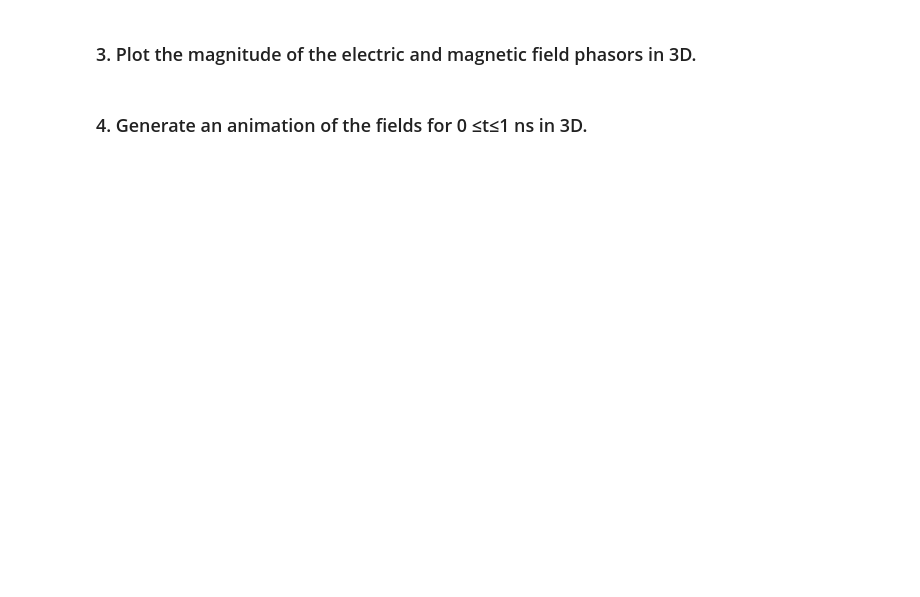
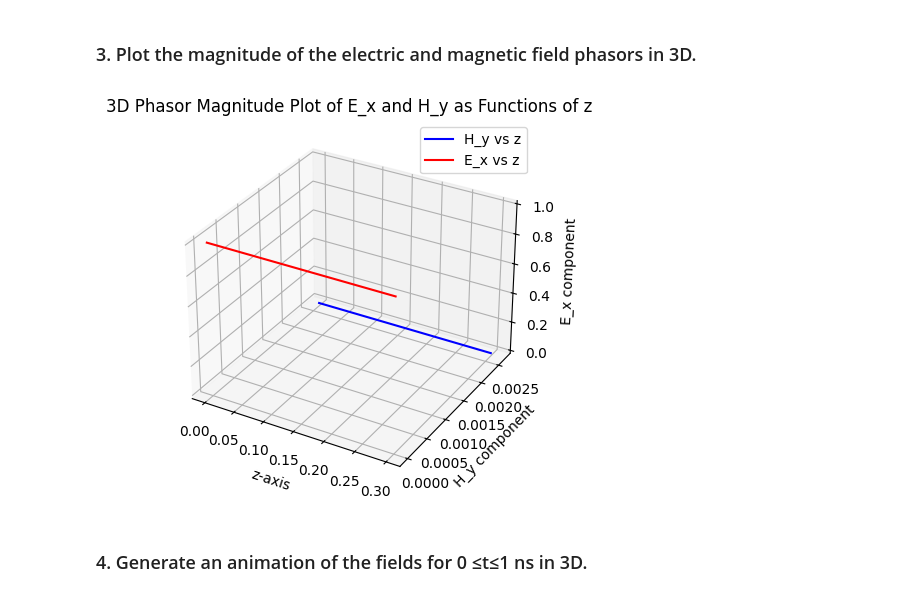
Before and after one commit to cwlebgarcia/ENEL-476, a Jupyter notebook: Lab-2/enel476_lab2_template_v2.ipynb, the cells around one changed output. Cells and saved outputs as stored; diff of their text form; code cells hidden in the pictures; blank space fills up the shorter version.

```diff
--- a/Lab-2/enel476_lab2_template_v2.ipynb
+++ b/Lab-2/enel476_lab2_template_v2.ipynb
@@ -80,4 +180,55 @@ RuntimeError: Requested MovieWriter (ffmpeg) not available
 # %% [markdown]
 ### 3. Plot the magnitude of the electric and magnetic field phasors in 3D.
+# %%
+import scipy
+from scipy.constants import epsilon_0, mu_0, c
+import numpy as np
+import matplotlib.pyplot as plt
+from matplotlib import cm
+from mpl_toolkits.mplot3d import axes3d
+import cmath
+
+E_0 = 1 # V/m
+f = int(3e9) # GHz
+angular_frequency = 2 * np.pi * f
+t_max = 1e-9 # 1 ns
+z_max = 30e-2 # m
+conductivity = 0 # S / m
+# Wave travelling in the z direction
+
+alpha = 0
+beta = angular_frequency  * np.sqrt(mu_0 * epsilon_0)
+eta = np.sqrt(mu_0 / epsilon_0)
+omega = complex(alpha, beta)
+
+N = int(1e4)
+t = 0
+z = np.linspace(0, z_max, N)
+
+E_x = E_0 * np.exp(-1 * omega * z)
+H_y = E_x / np.abs(eta)
+E_x = np.abs(E_x)
+H_y = np.abs(H_y)
+
+# Create a 3D plot
+fig = plt.figure()
+ax = fig.add_subplot(111, projection='3d')
+
+# Plotting E_x and H_y as functions of z
+ax.plot3D(z, H_y, 0, label='H_y vs z', color='b')
+ax.plot3D(z, 0, E_x, label='E_x vs z', color='r')
+
+# Adding labels and title
+ax.set_xlabel('z-axis')
+ax.set_ylabel('H_y component')
+ax.set_zlabel('E_x component')
+ax.set_title('3D Phasor Magnitude Plot of E_x and H_y as Functions of z')
+
+# Show grid
+ax.grid(True)
+ax.legend()
+plt.show()
+# %% [output]
+[figure, added]
 # %% [markdown]
 ### 4. Generate an animation of the fields for 0 ≤t≤1 ns in 3D.
```
Also changed, not shown: parts of 3 cells of this notebook.
